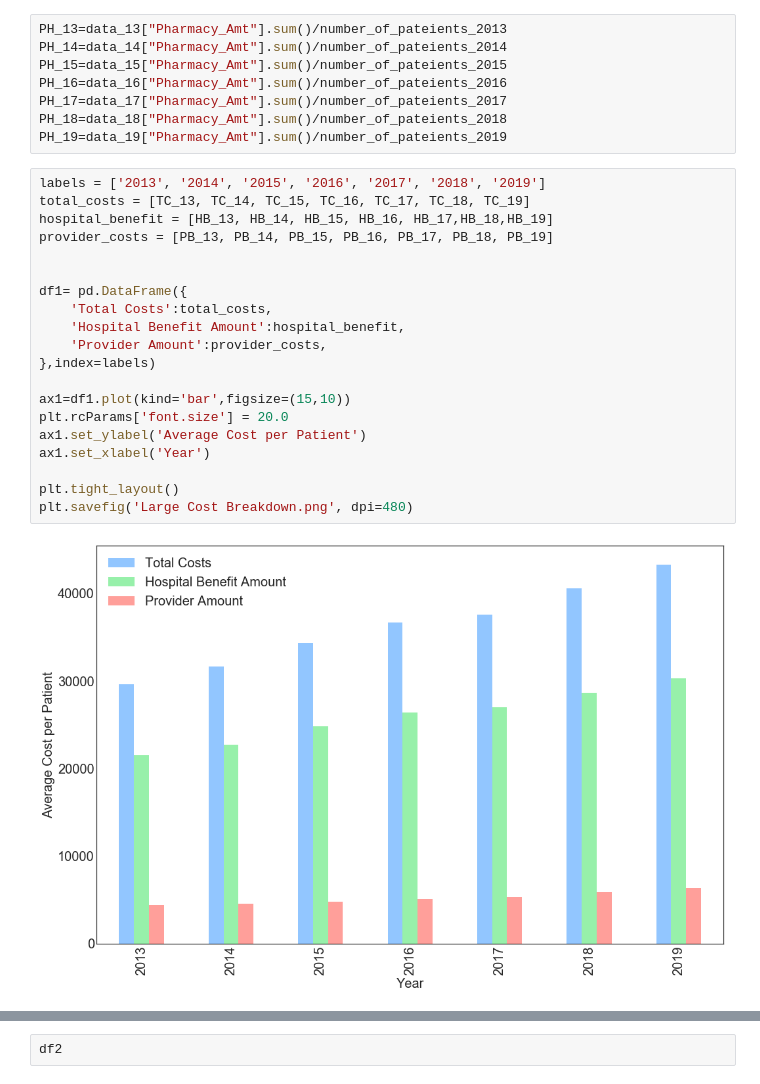
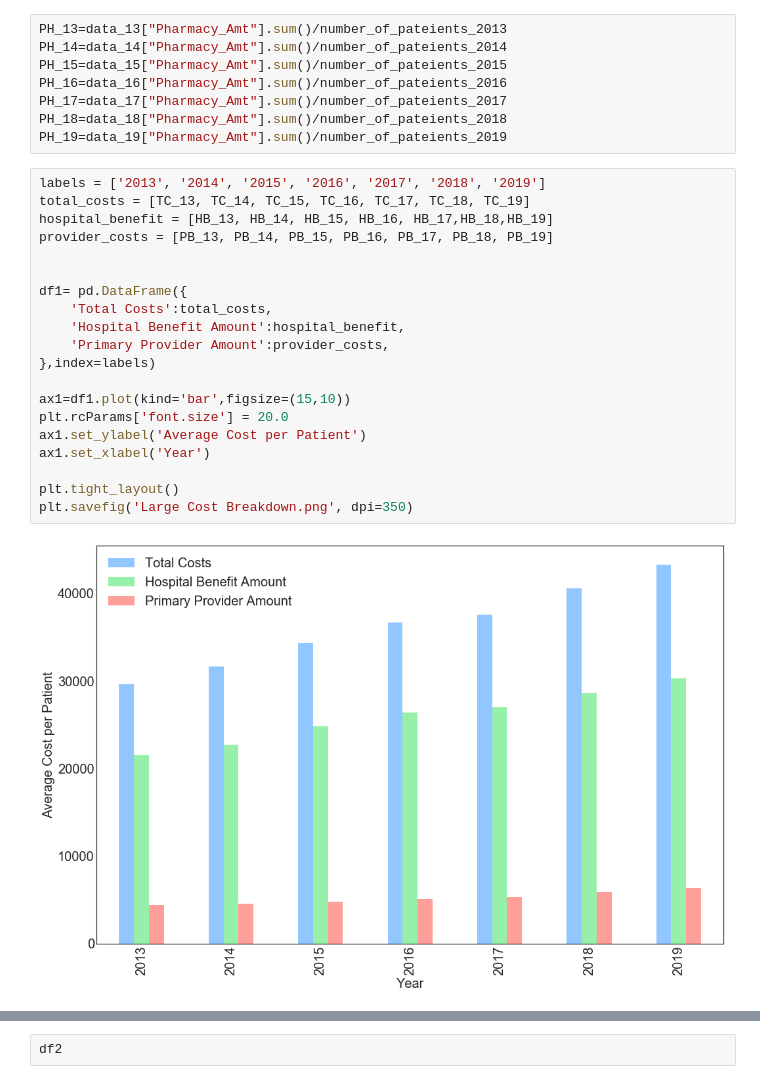
Before and after one commit to DaliaSolomon/BUS4029H-Thesis-Project, a Jupyter notebook: 3 - Analysis of Mothers.ipynb, the cells around one changed output, grey strips where cells are left out. Cells and saved outputs as stored; diff of their text form.

```diff
--- a/3 - Analysis of Mothers.ipynb
+++ b/3 - Analysis of Mothers.ipynb
@@ -801,25 +794,25 @@ PH_19=data_19["Pharmacy_Amt"].sum()/number_of_pateients_2019
 # %%
 labels = ['2013', '2014', '2015', '2016', '2017', '2018', '2019']
 total_costs = [TC_13, TC_14, TC_15, TC_16, TC_17, TC_18, TC_19]
 hospital_benefit = [HB_13, HB_14, HB_15, HB_16, HB_17,HB_18,HB_19]
 provider_costs = [PB_13, PB_14, PB_15, PB_16, PB_17, PB_18, PB_19]
 
 
 df1= pd.DataFrame({
     'Total Costs':total_costs,
     'Hospital Benefit Amount':hospital_benefit,
-    'Provider Amount':provider_costs,
+    'Primary Provider Amount':provider_costs,
 },index=labels)
 
 ax1=df1.plot(kind='bar',figsize=(15,10))
 plt.rcParams['font.size'] = 20.0
 ax1.set_ylabel('Average Cost per Patient')
 ax1.set_xlabel('Year')
 
 plt.tight_layout()
-plt.savefig('Large Cost Breakdown.png', dpi=480)
+plt.savefig('Large Cost Breakdown.png', dpi=350)
 # %% [output]
-[figure, old version]
+[figure, new version]
 # %%
 labels = ['2013', '2014', '2015', '2016', '2017', '2018', '2019']
 pathology_costs = [PA_13, PA_14, PA_15, PA_16, PA_17, PA_18,PA_19]
```
Also changed, not shown: parts of 26 cells of this notebook.
